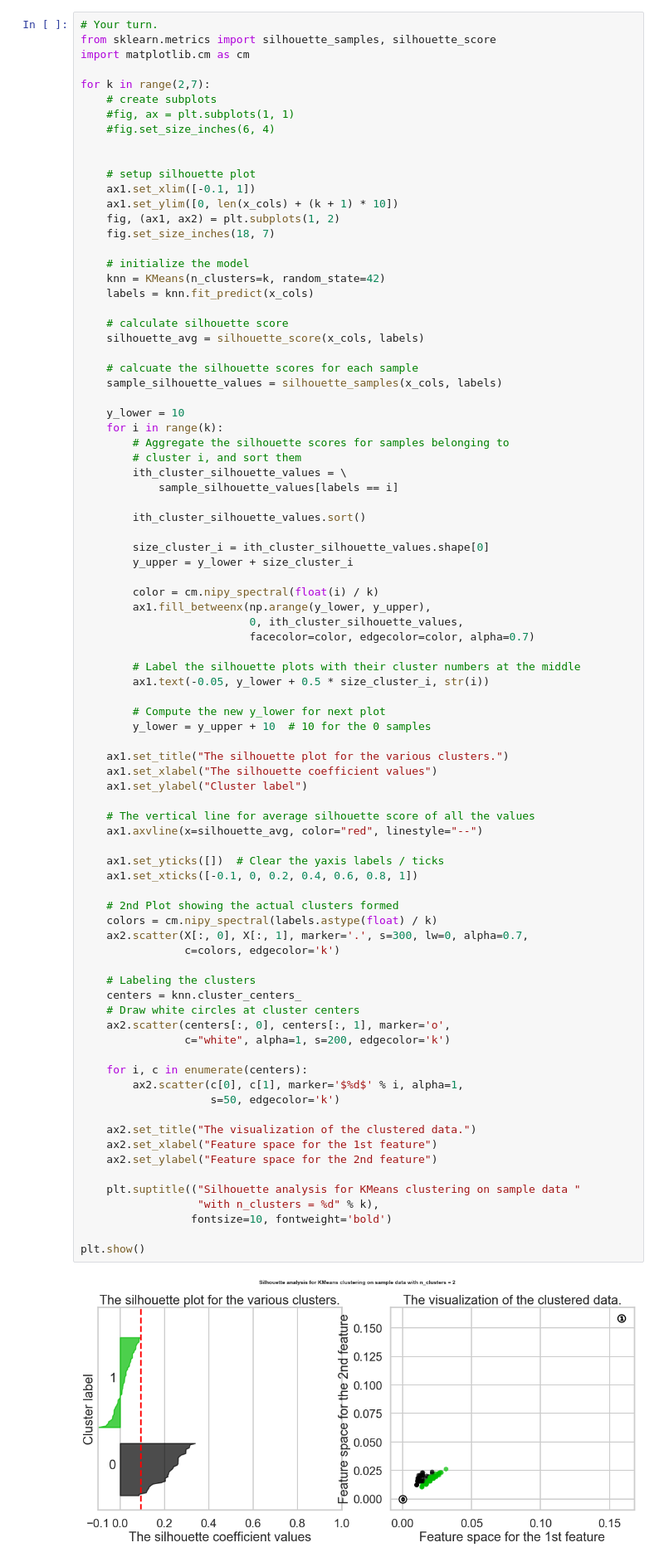
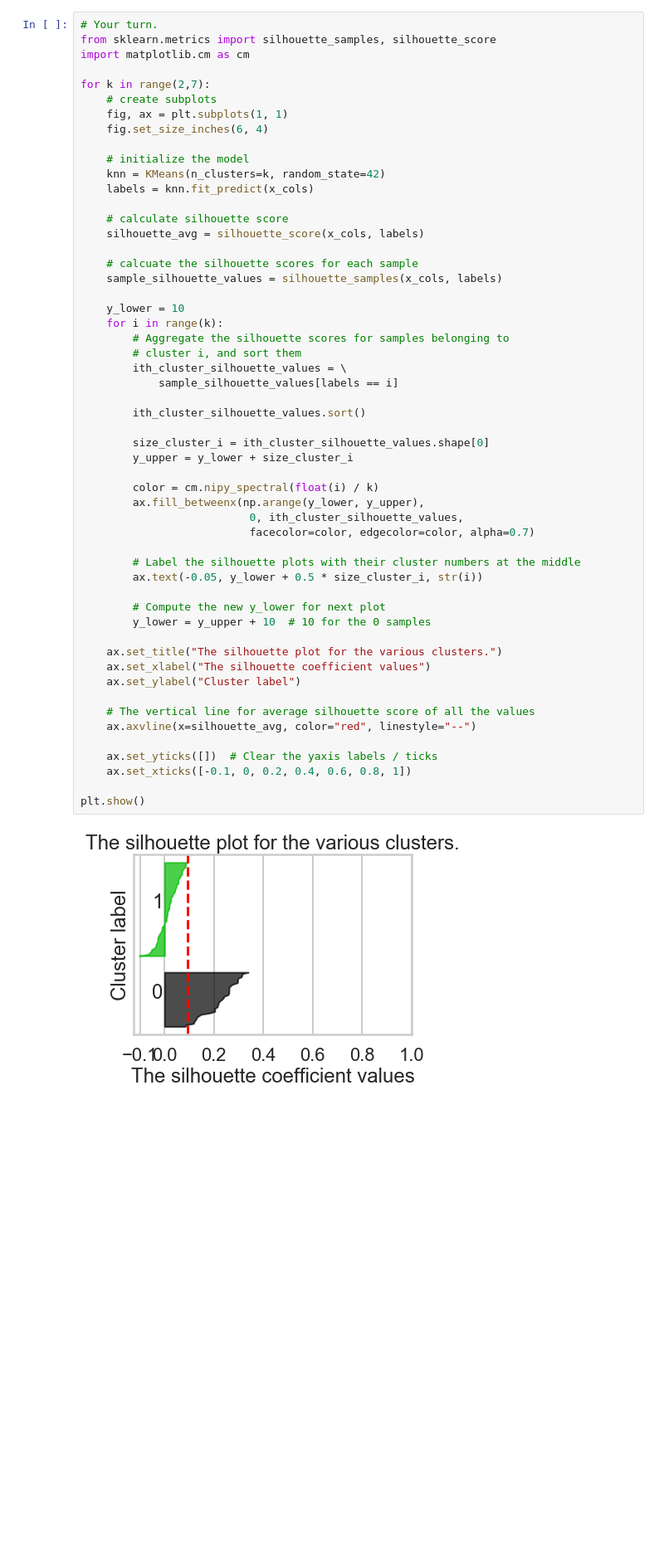
Before and after one commit to Haydost/Springboard_Portfolio, a Jupyter notebook: 10_ML_Clustering/Mini_Project_Clustering.ipynb, the cells around one changed output. Shown at 83% size. Cells and saved outputs as stored; diff of their text form; blank space fills up the shorter version.

Commit message:
update clustering viz

```diff
--- a/10_ML_Clustering/Mini_Project_Clustering.ipynb
+++ b/10_ML_Clustering/Mini_Project_Clustering.ipynb
@@ -181,15 +181,8 @@ import matplotlib.cm as cm
 
 for k in range(2,7):
     # create subplots
-    #fig, ax = plt.subplots(1, 1)
-    #fig.set_size_inches(6, 4)
-
-
-    # setup silhouette plot
-    ax1.set_xlim([-0.1, 1])
-    ax1.set_ylim([0, len(x_cols) + (k + 1) * 10])
-    fig, (ax1, ax2) = plt.subplots(1, 2)
-    fig.set_size_inches(18, 7)
+    fig, ax = plt.subplots(1, 1)
+    fig.set_size_inches(6, 4)
 
     # initialize the model
     knn = KMeans(n_clusters=k, random_state=42)
@@ -201,62 +194,39 @@ for k in range(2,7):
     # calcuate the silhouette scores for each sample
     sample_silhouette_values = silhouette_samples(x_cols, labels)
 
     y_lower = 10
     for i in range(k):
         # Aggregate the silhouette scores for samples belonging to
         # cluster i, and sort them
         ith_cluster_silhouette_values = \
             sample_silhouette_values[labels == i]
 
         ith_cluster_silhouette_values.sort()
 
         size_cluster_i = ith_cluster_silhouette_values.shape[0]
         y_upper = y_lower + size_cluster_i
 
         color = cm.nipy_spectral(float(i) / k)
-        ax1.fill_betweenx(np.arange(y_lower, y_upper),
+        ax.fill_betweenx(np.arange(y_lower, y_upper),
                           0, ith_cluster_silhouette_values,
                           facecolor=color, edgecolor=color, alpha=0.7)
 
         # Label the silhouette plots with their cluster numbers at the middle
-        ax1.text(-0.05, y_lower + 0.5 * size_cluster_i, str(i))
+        ax.text(-0.05, y_lower + 0.5 * size_cluster_i, str(i))
 
         # Compute the new y_lower for next plot
         y_lower = y_upper + 10  # 10 for the 0 samples
 
-    ax1.set_title("The silhouette plot for the various clusters.")
-    ax1.set_xlabel("The silhouette coefficient values")
-    ax1.set_ylabel("Cluster label")
+    ax.set_title("The silhouette plot for the various clusters.")
+    ax.set_xlabel("The silhouette coefficient values")
+    ax.set_ylabel("Cluster label")
 
     # The vertical line for average silhouette score of all the values
-    ax1.axvline(x=silhouette_avg, color="red", linestyle="--")
+    ax.axvline(x=silhouette_avg, color="red", linestyle="--")
 
-    ax1.set_yticks([])  # Clear the yaxis labels / ticks
-    ax1.set_xticks([-0.1, 0, 0.2, 0.4, 0.6, 0.8, 1])
-
-    # 2nd Plot showing the actual clusters formed
-    colors = cm.nipy_spectral(labels.astype(float) / k)
-    ax2.scatter(X[:, 0], X[:, 1], marker='.', s=300, lw=0, alpha=0.7,
-                c=colors, edgecolor='k')
-
-    # Labeling the clusters
-    centers = knn.cluster_centers_
-    # Draw white circles at cluster centers
-    ax2.scatter(centers[:, 0], centers[:, 1], marker='o',
-                c="white", alpha=1, s=200, edgecolor='k')
-
-    for i, c in enumerate(centers):
-        ax2.scatter(c[0], c[1], marker='$%d$' % i, alpha=1,
-                    s=50, edgecolor='k')
-
-    ax2.set_title("The visualization of the clustered data.")
-    ax2.set_xlabel("Feature space for the 1st feature")
-    ax2.set_ylabel("Feature space for the 2nd feature")
-
-    plt.suptitle(("Silhouette analysis for KMeans clustering on sample data "
-                  "with n_clusters = %d" % k),
-                 fontsize=10, fontweight='bold')
+    ax.set_yticks([])  # Clear the yaxis labels / ticks
+    ax.set_xticks([-0.1, 0, 0.2, 0.4, 0.6, 0.8, 1])
 
 plt.show()
 # %% [output]
-[figure, old version]
+[figure, new version]
```
Also changed, not shown: parts of 1 cell of this notebook.
